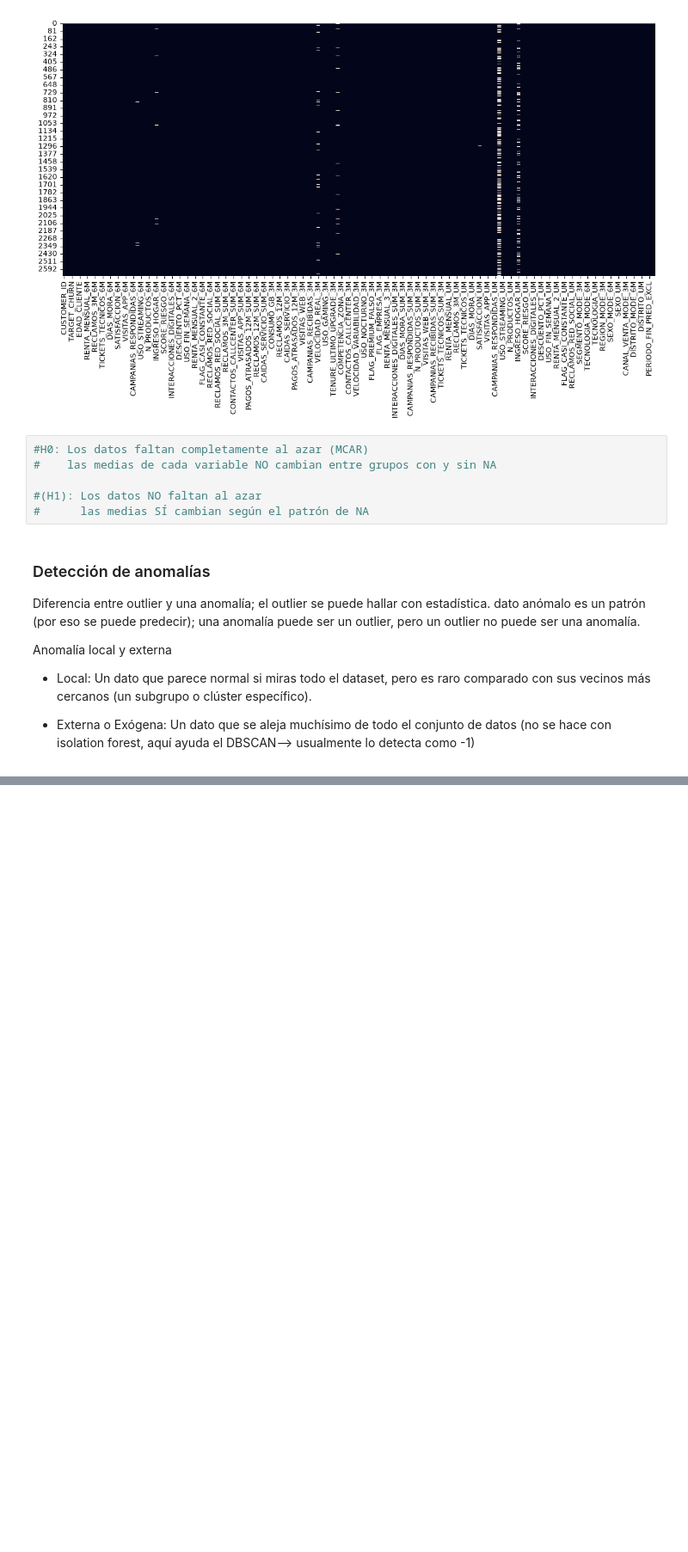
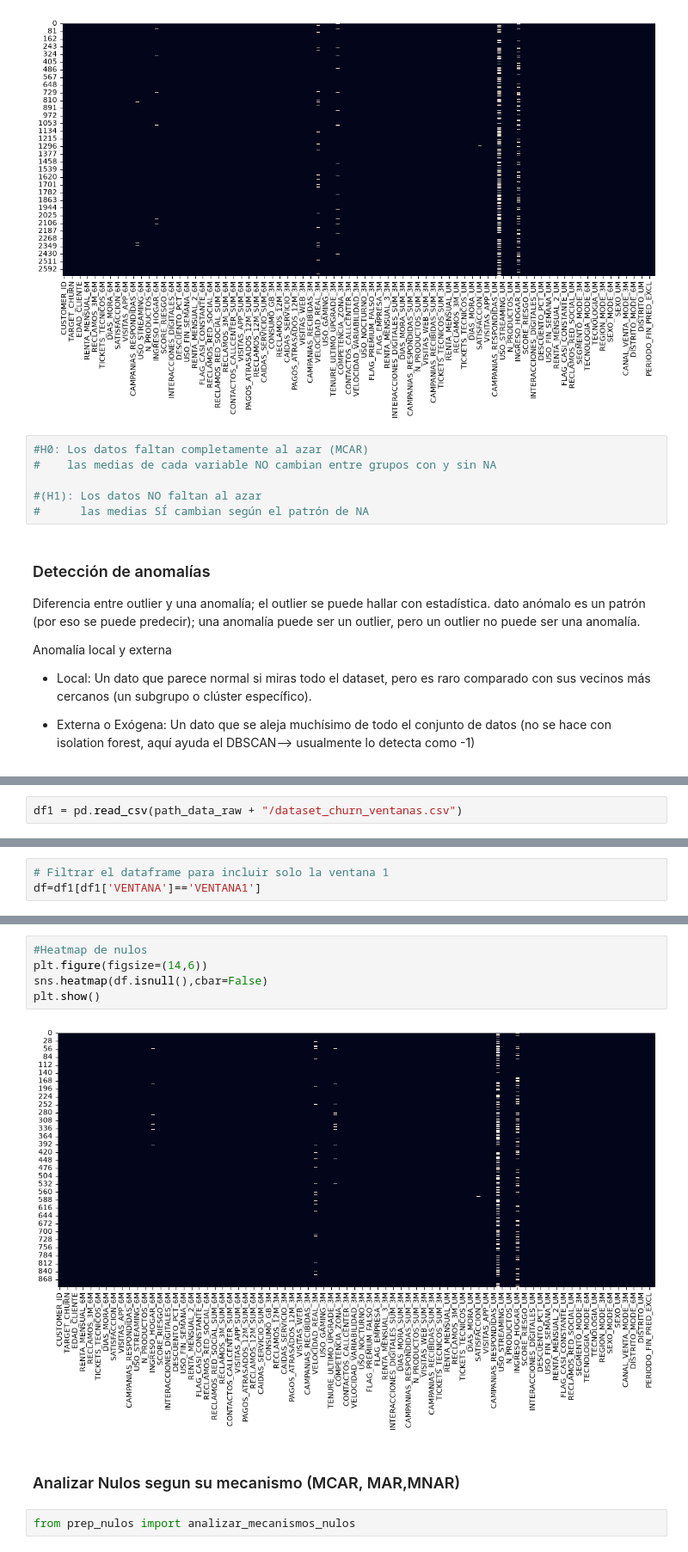
Before and after one commit to Albert-ca/exp_proyecto_prueba, a Jupyter notebook: notebooks/02 EDA.ipynb, the cells around one changed output, grey strips where cells are left out. Shown at 86% size. Saved outputs shown, nothing was run; the diff lists cells and outputs as text; blank space fills up the shorter version.

```diff
--- a/notebooks/02 EDA.ipynb
+++ b/notebooks/02 EDA.ipynb
@@ -335,0 +354,2 @@ Anomalía local y externa
+# %%
+df1 = pd.read_csv(path_data_raw + "/dataset_churn_ventanas.csv")
@@ -335,0 +378,3 @@ Anomalía local y externa
+# %%
+# Filtrar el dataframe para incluir solo la ventana 1
+df=df1[df1['VENTANA']=='VENTANA1']
@@ -335,0 +436,11 @@ Anomalía local y externa
+# %%
+#Heatmap de nulos
+plt.figure(figsize=(14,6))
+sns.heatmap(df.isnull(),cbar=False)
+plt.show()
+# %% [output]
+[figure, added]
+# %% [markdown]
+### Analizar Nulos segun su mecanismo (MCAR, MAR,MNAR)
+# %%
+from prep_nulos import analizar_mecanismos_nulos
```
Also changed, not shown: parts of 54 cells of this notebook, 6 other files.
